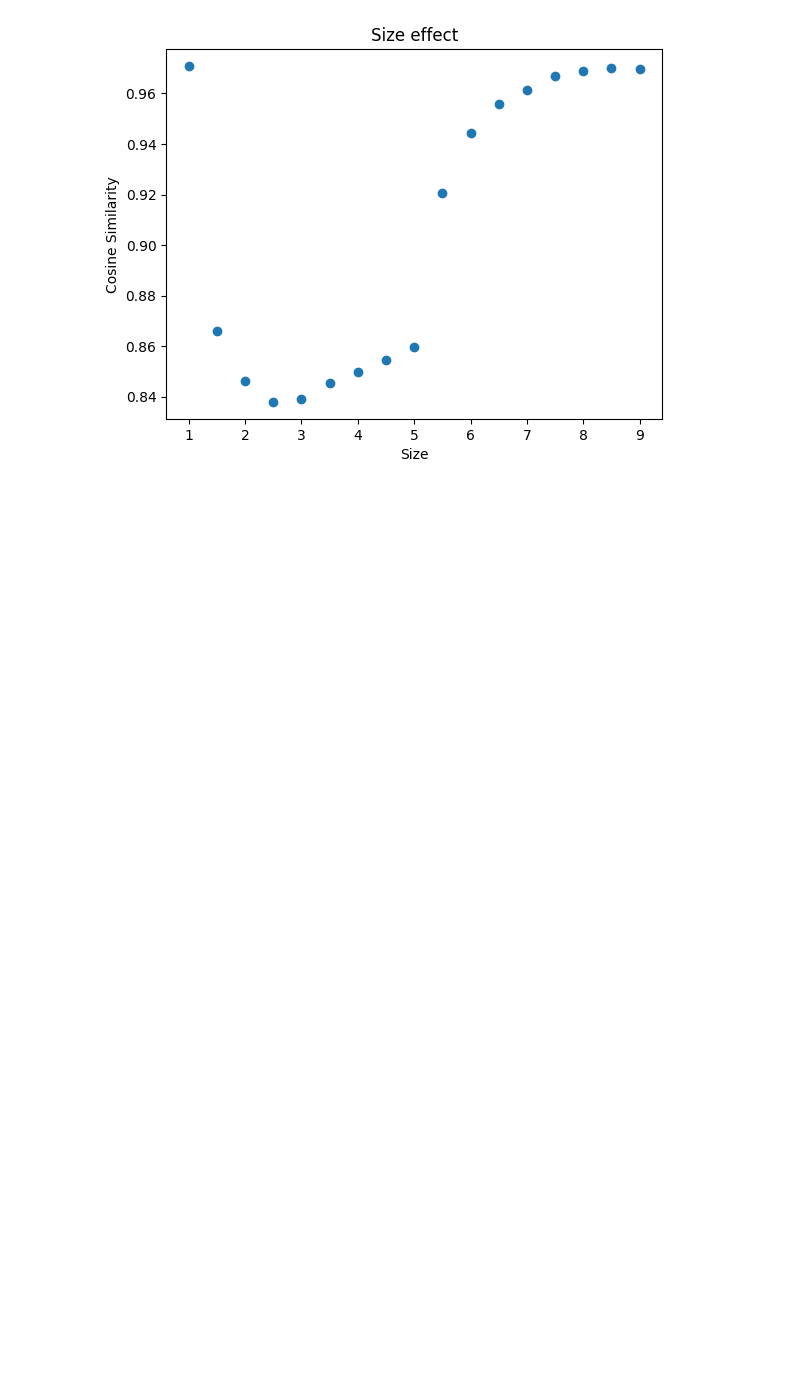
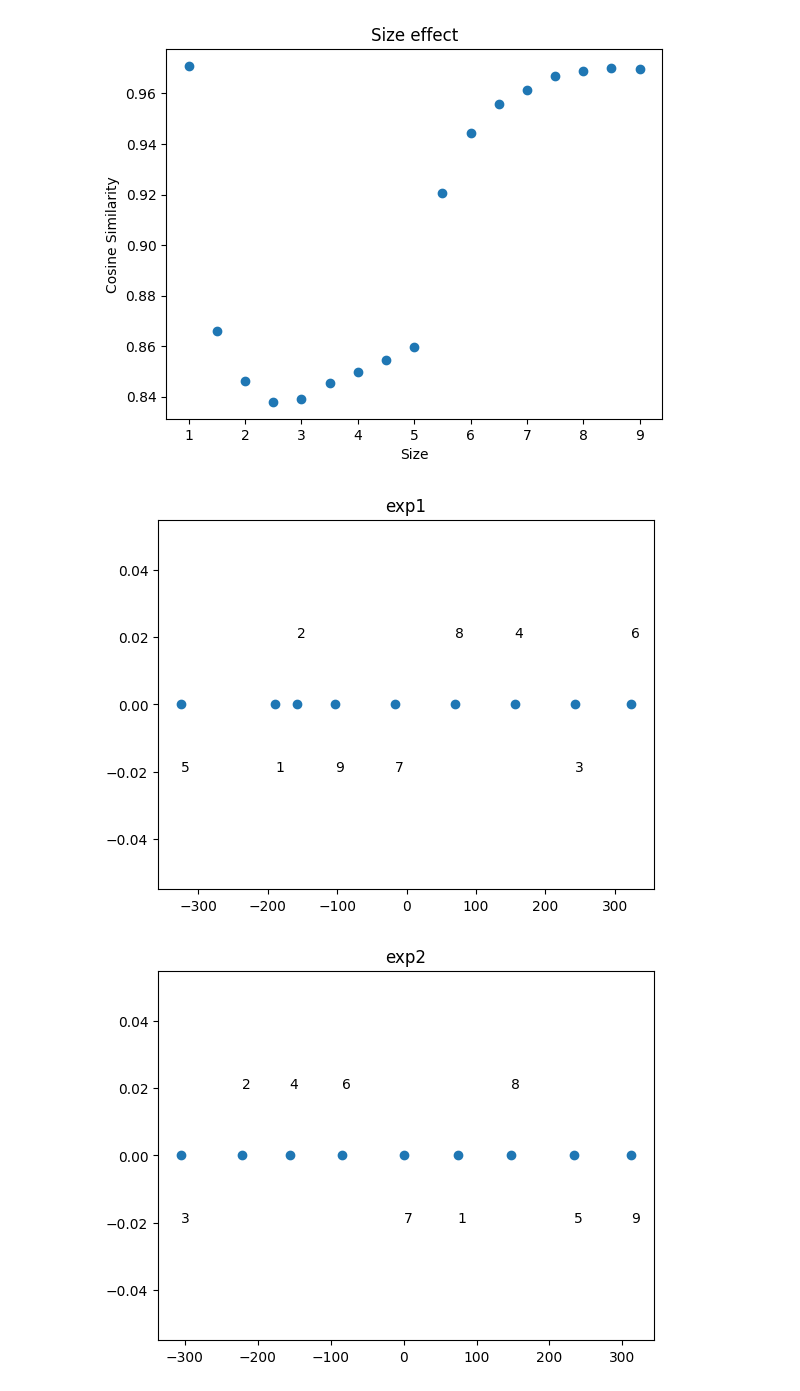
Before and after one commit to Bharat-Goyal/Numerosity-ViT, a Jupyter notebook: VIT_inference.ipynb, the cells around one changed output. Drawn from its saved outputs; the diff is of its cells as text; code cells hidden in the pictures; blank space fills up the shorter version.

```diff
--- a/VIT_inference.ipynb
+++ b/VIT_inference.ipynb
@@ -145,0 +169,26 @@ plot_for_dict(bysize, 'Size')
+# %%
+# a = {1:3}
+from sklearn.manifold import MDS
+import matplotlib.pyplot as plt
+ls = [[0 for _ in range(1, 10)] for _ in range(1, 10)]
+
+# print(a)
+def handle_dict(dict, expname):
+    for i in dict:
+        ls[i[0]-1][i[1]-1] = 1 - dict[i]
+    func = MDS(n_components =1, dissimilarity = 'precomputed')
+    func.fit(ls)
+    fig, ax = plt.subplots()
+    ax.set_title(expname)
+    for i in range(1, 10):
+        ax.annotate(i, (func.embedding_[i-1], (0.02)*((-1)**(i%2))))
+    ax.scatter(x=func.embedding_, y=[0 for _ in range(func.embedding_.shape[0])])
+handle_dict(dict1, 'exp1')
+handle_dict(dict2, 'exp2')
+handle_dict(dict3, 'exp3')
+handle_dict(dict4, 'exp4')
+handle_dict(dict5, 'exp5')
+handle_dict(dict6, 'exp6')
+# %% [output]
+[figure, added]
+[figure, added]
```
Also changed, not shown: parts of 3 cells of this notebook.
